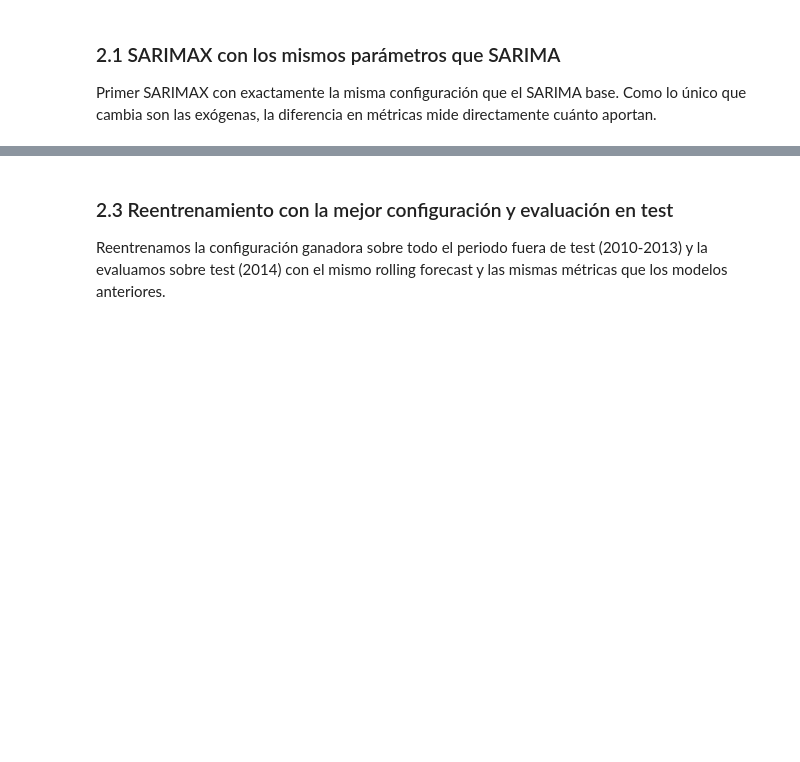
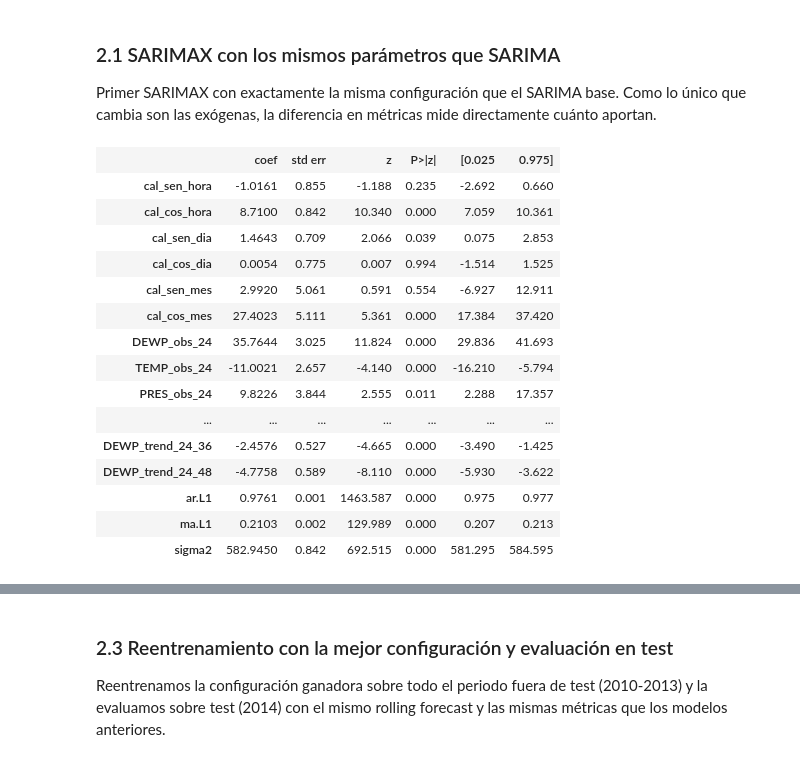
Before and after one commit to AntonioBelloCastro/beijing-air-quality, a Jupyter notebook: notebooks/05_1_modelos_baseline.ipynb, the cells around one changed output, grey strips where cells are left out. Drawn from its saved outputs; the diff is of its cells as text; code cells hidden in the pictures; blank space fills up the shorter version.

```diff
--- a/notebooks/05_1_modelos_baseline.ipynb
+++ b/notebooks/05_1_modelos_baseline.ipynb
@@ -220,44 +295,32 @@ X_test = X_std.loc[y_test.index]
 NaN en exógenas: 0
-# %%
-def rolling_forecast_exog(fit_inicial, y_serie, X_eval, H):
-    """
-    Rolling forecast con exógenas: para cada origen t incorpora y(t) y X(t),
-    y predice t+H pasando las exógenas conocidas de t+1 ... t+H. Devuelve (predicciones, reales).
-    """
-    fit = fit_inicial
-    preds, idx_objetivo = [], []
-    for t in y_serie.index[:-H]:
-        # loc[t:t] (y no loc[[t]]) conserva la frecuencia horaria del índice; sin ella statsmodels
-        # no sabe construir las fechas del horizonte cuando hay exógenas
-        fit = fit.extend(y_serie.loc[t:t], exog=X_eval.loc[t:t])
-        X_futuro = X_eval.loc[t + pd.Timedelta(hours=1): t + pd.Timedelta(hours=H)]
-        fc = fit.get_forecast(steps=H, exog=X_futuro)
-        preds.append(fc.predicted_mean.iloc[-1])
-        idx_objetivo.append(t + pd.Timedelta(hours=H))
-    pred = pd.Series(preds, index=pd.DatetimeIndex(idx_objetivo))
-    return pred, y_serie.loc[pred.index]
-
-
-def ajustar_sarimax(y_fit, X_fit, cfg):
-    """Ajusta un SARIMAX con la configuración cfg = {order, seasonal_order, trend}."""
-    return SARIMAX(
-        y_fit,
-        exog=X_fit,
-        **cfg,
-        enforce_stationarity=False,
-        enforce_invertibility=False
-    ).fit(disp=False, maxiter=200)
 # %% [markdown]
 ### 2.1 SARIMAX con los mismos parámetros que SARIMA
 
 Primer SARIMAX con exactamente la misma configuración que el SARIMA base. Como lo único que cambia son las exógenas, la diferencia en métricas mide directamente cuánto aportan.
 # %%
-cfg_sarima = dict(order=(2, 0, 2), seasonal_order=(1, 0, 1, 24), trend="n")   # igual que el SARIMA base
+cfg_sarima = dict(order=(1, 0, 1))   # igual que el SARIMA base
 
 modelo_sarimax = ajustar_sarimax(y_train, X_train, cfg_sarima)
 
-# Coeficientes de las exógenas: signo y significatividad
+# Coeficientes de las exógenas y contrastes de significancia
 modelo_sarimax.summary().tables[1]
+# %% [output]
+|  | coef | std err | z | P>|z| | [0.025 | 0.975] |
+| cal_sen_hora | -1.0161 | 0.855 | -1.188 | 0.235 | -2.692 | 0.660 |
+| cal_cos_hora | 8.7100 | 0.842 | 10.340 | 0.000 | 7.059 | 10.361 |
+| cal_sen_dia | 1.4643 | 0.709 | 2.066 | 0.039 | 0.075 | 2.853 |
+| cal_cos_dia | 0.0054 | 0.775 | 0.007 | 0.994 | -1.514 | 1.525 |
+| cal_sen_mes | 2.9920 | 5.061 | 0.591 | 0.554 | -6.927 | 12.911 |
+| cal_cos_mes | 27.4023 | 5.111 | 5.361 | 0.000 | 17.384 | 37.420 |
+| DEWP_obs_24 | 35.7644 | 3.025 | 11.824 | 0.000 | 29.836 | 41.693 |
+| TEMP_obs_24 | -11.0021 | 2.657 | -4.140 | 0.000 | -16.210 | -5.794 |
+| PRES_obs_24 | 9.8226 | 3.844 | 2.555 | 0.011 | 2.288 | 17.357 |
+| ... | ... | ... | ... | ... | ... | ... |
+| DEWP_trend_24_36 | -2.4576 | 0.527 | -4.665 | 0.000 | -3.490 | -1.425 |
+| DEWP_trend_24_48 | -4.7758 | 0.589 | -8.110 | 0.000 | -5.930 | -3.622 |
+| ar.L1 | 0.9761 | 0.001 | 1463.587 | 0.000 | 0.975 | 0.977 |
+| ma.L1 | 0.2103 | 0.002 | 129.989 | 0.000 | 0.207 | 0.213 |
+| sigma2 | 582.9450 | 0.842 | 692.515 | 0.000 | 581.295 | 584.595 |
 # %%
 pred_sarimax, y_true_sarimax = rolling_forecast_exog(modelo_sarimax, y_test, X_test, H)
 # %%
```
Also changed, not shown: parts of 29 cells of this notebook.
